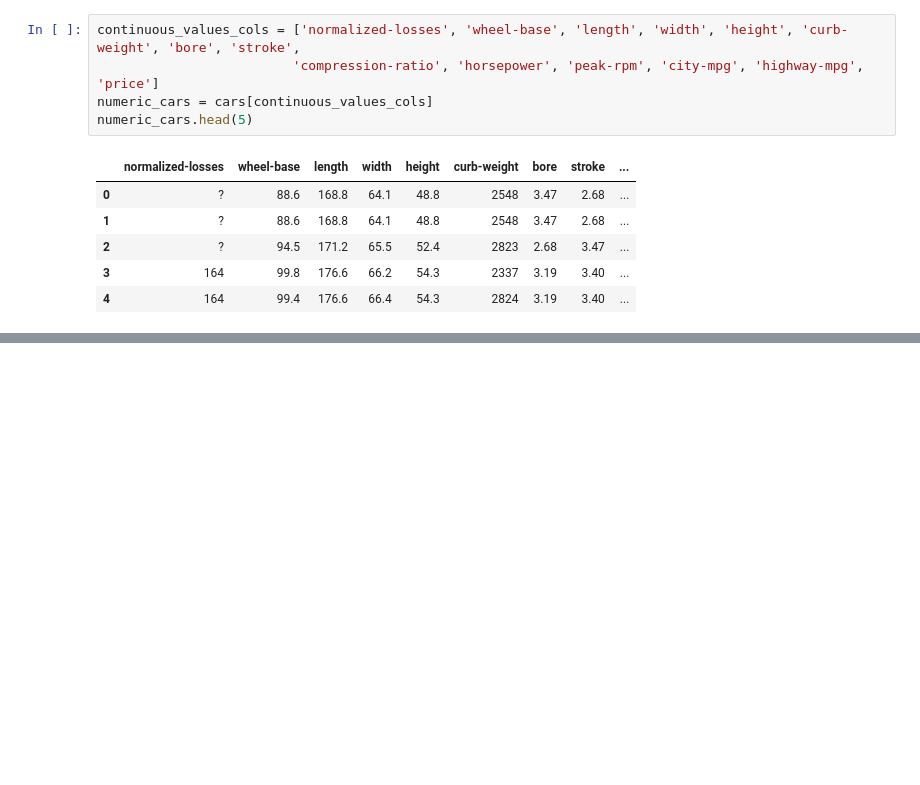
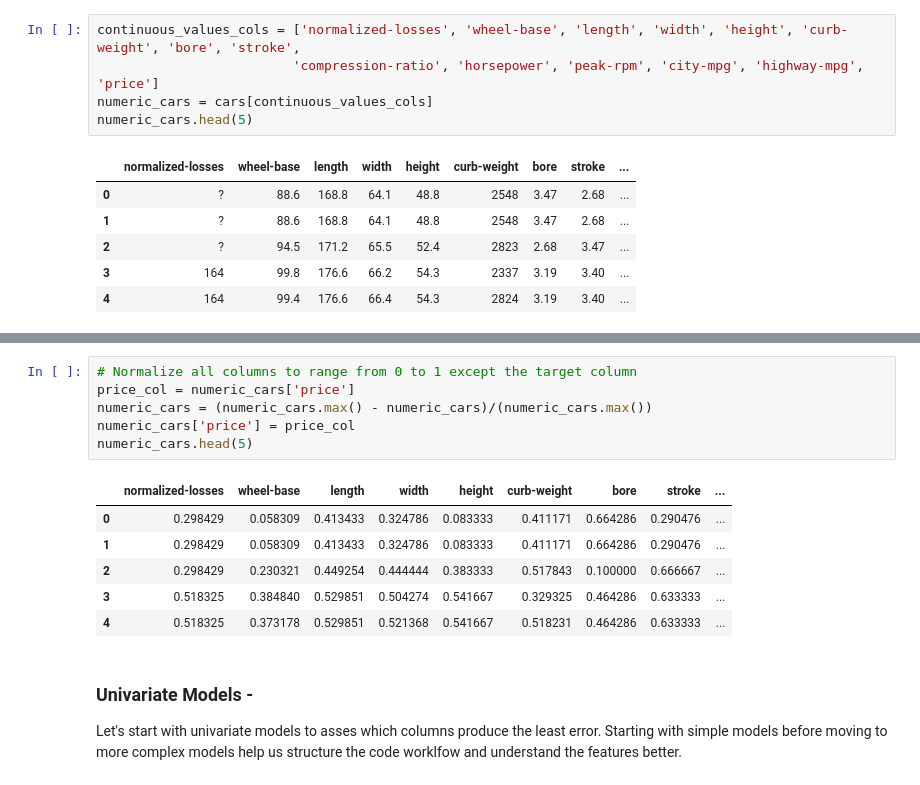
Before and after one commit to jkoyan/datascience_reference, a Jupyter notebook: machine-learning/k-nearest-neighbors/predict-car-prices-using-k-nearest-neighbors.ipynb, the cells around one changed output, grey strips where cells are left out. Drawn from its saved outputs; the diff is of its cells as text; blank space fills up the shorter version.

```diff
--- a/machine-learning/k-nearest-neighbors/predict-car-prices-using-k-nearest-neighbors.ipynb
+++ b/machine-learning/k-nearest-neighbors/predict-car-prices-using-k-nearest-neighbors.ipynb
@@ -47,0 +124,17 @@ A cursory review of the data reveals that there are missing values in the normal
+# %%
+# Normalize all columns to range from 0 to 1 except the target column
+price_col = numeric_cars['price']
+numeric_cars = (numeric_cars.max() - numeric_cars)/(numeric_cars.max())
+numeric_cars['price'] = price_col
+numeric_cars.head(5)
+# %% [output]
+|  | normalized-losses | wheel-base | length | width | height | curb-weight | bore | stroke | ... |
+| 0 | 0.298429 | 0.058309 | 0.413433 | 0.324786 | 0.083333 | 0.411171 | 0.664286 | 0.290476 | ... |
+| 1 | 0.298429 | 0.058309 | 0.413433 | 0.324786 | 0.083333 | 0.411171 | 0.664286 | 0.290476 | ... |
+| 2 | 0.298429 | 0.230321 | 0.449254 | 0.444444 | 0.383333 | 0.517843 | 0.100000 | 0.666667 | ... |
+| 3 | 0.518325 | 0.384840 | 0.529851 | 0.504274 | 0.541667 | 0.329325 | 0.464286 | 0.633333 | ... |
+| 4 | 0.518325 | 0.373178 | 0.529851 | 0.521368 | 0.541667 | 0.518231 | 0.464286 | 0.633333 | ... |
+# %% [markdown]
+### Univariate Models -
+
+Let's start with univariate models to asses which columns produce the least error. Starting with simple models before moving to more complex models help us structure the code worklfow and understand the features better.
```
Also changed, not shown: parts of 21 cells of this notebook.
